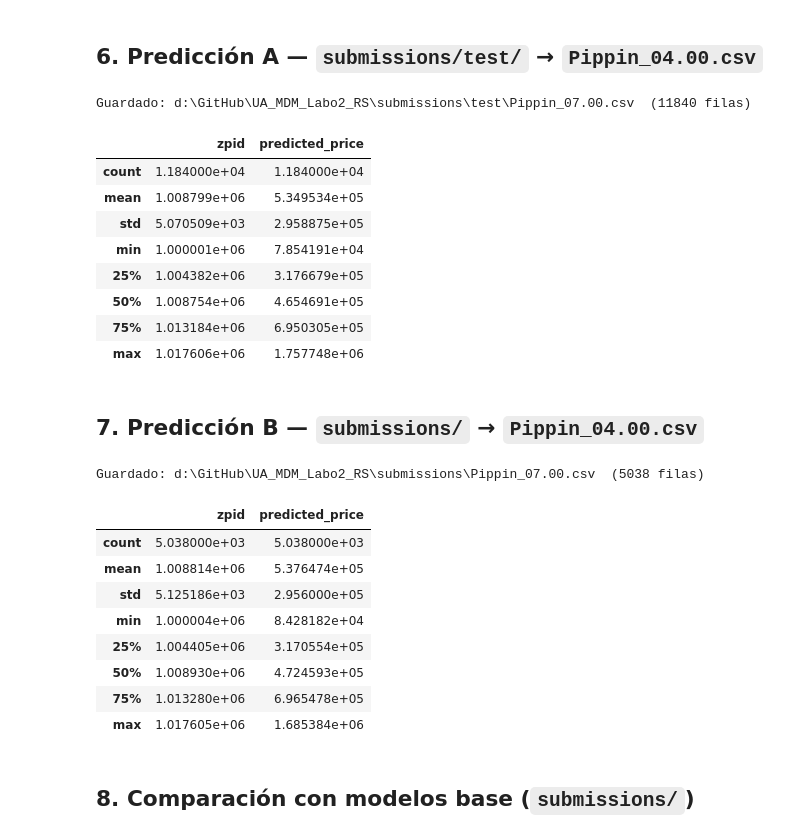
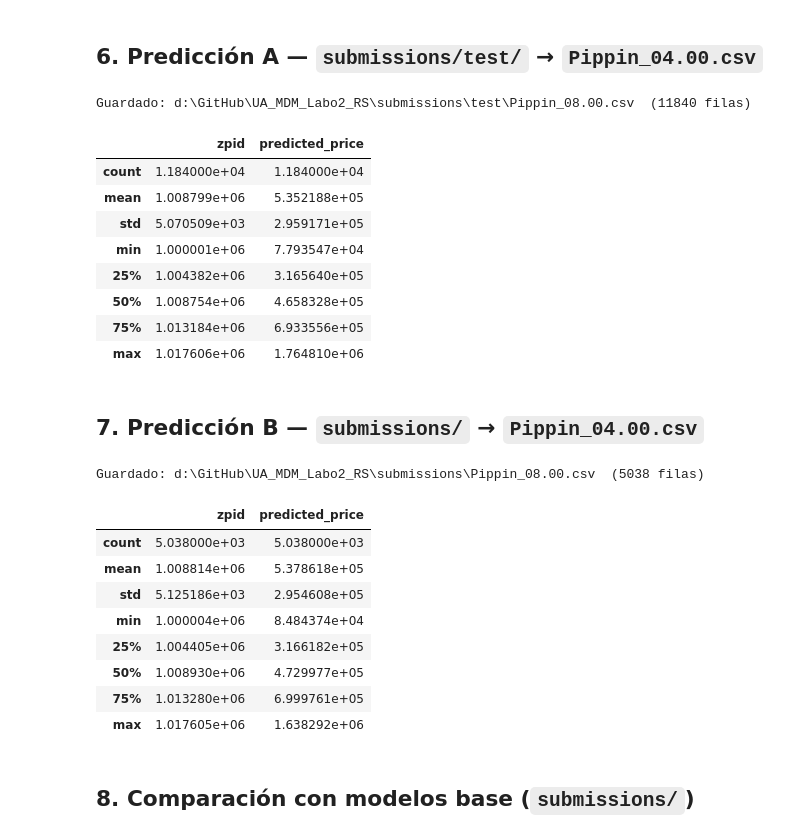
Before and after one commit to orcorsetti/UA_MDM_Labo2_RS, a Jupyter notebook: scripts/custom/04_Stacking.ipynb, the cells around one changed output. Saved outputs shown, nothing was run; the diff lists cells and outputs as text; code cells hidden in the pictures.

```diff
--- a/scripts/custom/04_Stacking.ipynb
+++ b/scripts/custom/04_Stacking.ipynb
@@ -68,7 +68,7 @@ test_sent = (
     .rename(columns={'lgbm_pred': 'pred_sent_lgbm'})
 )
 test_lgbm = (
-    pd.read_csv(META_DIR + 'test_lgbm.csv')
+    pd.read_csv(META_DIR + 'test_baseline.csv')
     .rename(columns={'lgbm_pred': 'pred_lgbm'})
 )
 test_reg = (
@@ -174,23 +173,23 @@ def build_features_from_pippin(folder):
     para el meta-modelo (en log-escala).
 
     Mapeo fijo:
-        Pippin_01.04.csv  =>  pred_sent_lgbm   (log)
-        Pippin_01.03.csv  =>  pred_lgbm         (log)
+        Pippin_01.05.csv  =>  pred_sent_lgbm   (log)
+        Pippin_00.01.csv  =>  pred_lgbm         (log)
         Pippin_02.00.csv  =>  pred_reg_log      (log)
 
     Condicional (xgboost_included=True):
-        Pippin_05.00.csv  =>  pred_xgboost      (log)
+        Pippin_05.01.csv  =>  pred_xgboost      (log)
 
     Returns: (zpid Series, X ndarray)
     """
-    p01 = pd.read_csv(folder + 'Pippin_01.04.csv').rename(columns={'predicted_price': 'pred_sent_lgbm'})
-    p03 = pd.read_csv(folder + 'Pippin_01.03.csv').rename(columns={'predicted_price': 'pred_lgbm'})
+    p01 = pd.read_csv(folder + 'Pippin_01.05.csv').rename(columns={'predicted_price': 'pred_sent_lgbm'})
+    p03 = pd.read_csv(folder + 'Pippin_00.01.csv').rename(columns={'predicted_price': 'pred_lgbm'})
     p02 = pd.read_csv(folder + 'Pippin_02.00.csv').rename(columns={'predicted_price': 'pred_reg_log'})
 
     df = p01.merge(p03, on='zpid').merge(p02, on='zpid')
 
     if xgboost_included:
-        p05 = pd.read_csv(folder + 'Pippin_05.00.csv').rename(columns={'predicted_price': 'pred_xgboost'})
+        p05 = pd.read_csv(folder + 'Pippin_05.01.csv').rename(columns={'predicted_price': 'pred_xgboost'})
         df = df.merge(p05, on='zpid')
 
     for col in FEATURE_COLS:
@@ -208,25 +207,25 @@ Features que usará: ['pred_sent_lgbm', 'pred_lgbm', 'pred_reg_log', 'pred_xgboo
 # %%
 zpid_test, X_test = build_features_from_pippin(STEST_DIR)
 
 out_a = pd.DataFrame({
     'zpid'            : zpid_test.values,
     'predicted_price' : np.round(np.exp(pipe.predict(X_test)), 2)
 })
 
-out_a.to_csv(STEST_DIR + 'Pippin_07.00.csv', index=False)
-print(f'Guardado: {STEST_DIR}Pippin_07.00.csv  ({len(out_a)} filas)')
+out_a.to_csv(STEST_DIR + 'Pippin_08.00.csv', index=False)
+print(f'Guardado: {STEST_DIR}Pippin_08.00.csv  ({len(out_a)} filas)')
 out_a.describe()
 # %% [output]
-Guardado: d:\GitHub\UA_MDM_Labo2_RS\submissions\test\Pippin_07.00.csv  (11840 filas)
+Guardado: d:\GitHub\UA_MDM_Labo2_RS\submissions\test\Pippin_08.00.csv  (11840 filas)
 |  | zpid | predicted_price |
 | count | 1.184000e+04 | 1.184000e+04 |
-| mean | 1.008799e+06 | 5.349534e+05 |
-| std | 5.070509e+03 | 2.958875e+05 |
-| min | 1.000001e+06 | 7.854191e+04 |
-| 25% | 1.004382e+06 | 3.176679e+05 |
-| 50% | 1.008754e+06 | 4.654691e+05 |
-| 75% | 1.013184e+06 | 6.950305e+05 |
-| max | 1.017606e+06 | 1.757748e+06 |
+| mean | 1.008799e+06 | 5.352188e+05 |
+| std | 5.070509e+03 | 2.959171e+05 |
+| min | 1.000001e+06 | 7.793547e+04 |
+| 25% | 1.004382e+06 | 3.165640e+05 |
+| 50% | 1.008754e+06 | 4.658328e+05 |
+| 75% | 1.013184e+06 | 6.933556e+05 |
+| max | 1.017606e+06 | 1.764810e+06 |
 # %% [markdown]
 ## 7. Predicción B — `submissions/` → `Pippin_04.00.csv`
 # %%
@@ -237,20 +236,20 @@ out_b = pd.DataFrame({
     'predicted_price' : np.round(np.exp(pipe.predict(X_comp)), 2)
 })
 
-out_b.to_csv(SUB_DIR + 'Pippin_07.00.csv', index=False)
-print(f'Guardado: {SUB_DIR}Pippin_07.00.csv  ({len(out_b)} filas)')
+out_b.to_csv(SUB_DIR + 'Pippin_08.00.csv', index=False)
+print(f'Guardado: {SUB_DIR}Pippin_08.00.csv  ({len(out_b)} filas)')
 out_b.describe()
 # %% [output]
-Guardado: d:\GitHub\UA_MDM_Labo2_RS\submissions\Pippin_07.00.csv  (5038 filas)
+Guardado: d:\GitHub\UA_MDM_Labo2_RS\submissions\Pippin_08.00.csv  (5038 filas)
 |  | zpid | predicted_price |
 | count | 5.038000e+03 | 5.038000e+03 |
-| mean | 1.008814e+06 | 5.376474e+05 |
-| std | 5.125186e+03 | 2.956000e+05 |
-| min | 1.000004e+06 | 8.428182e+04 |
-| 25% | 1.004405e+06 | 3.170554e+05 |
-| 50% | 1.008930e+06 | 4.724593e+05 |
-| 75% | 1.013280e+06 | 6.965478e+05 |
-| max | 1.017605e+06 | 1.685384e+06 |
+| mean | 1.008814e+06 | 5.378618e+05 |
+| std | 5.125186e+03 | 2.954608e+05 |
+| min | 1.000004e+06 | 8.484374e+04 |
+| 25% | 1.004405e+06 | 3.166182e+05 |
+| 50% | 1.008930e+06 | 4.729977e+05 |
+| 75% | 1.013280e+06 | 6.999761e+05 |
+| max | 1.017605e+06 | 1.638292e+06 |
 # %% [markdown]
 ## 8. Comparación con modelos base (`submissions/`)
 # %%
```
Also changed, not shown: parts of 6 cells of this notebook, 16 other files.
